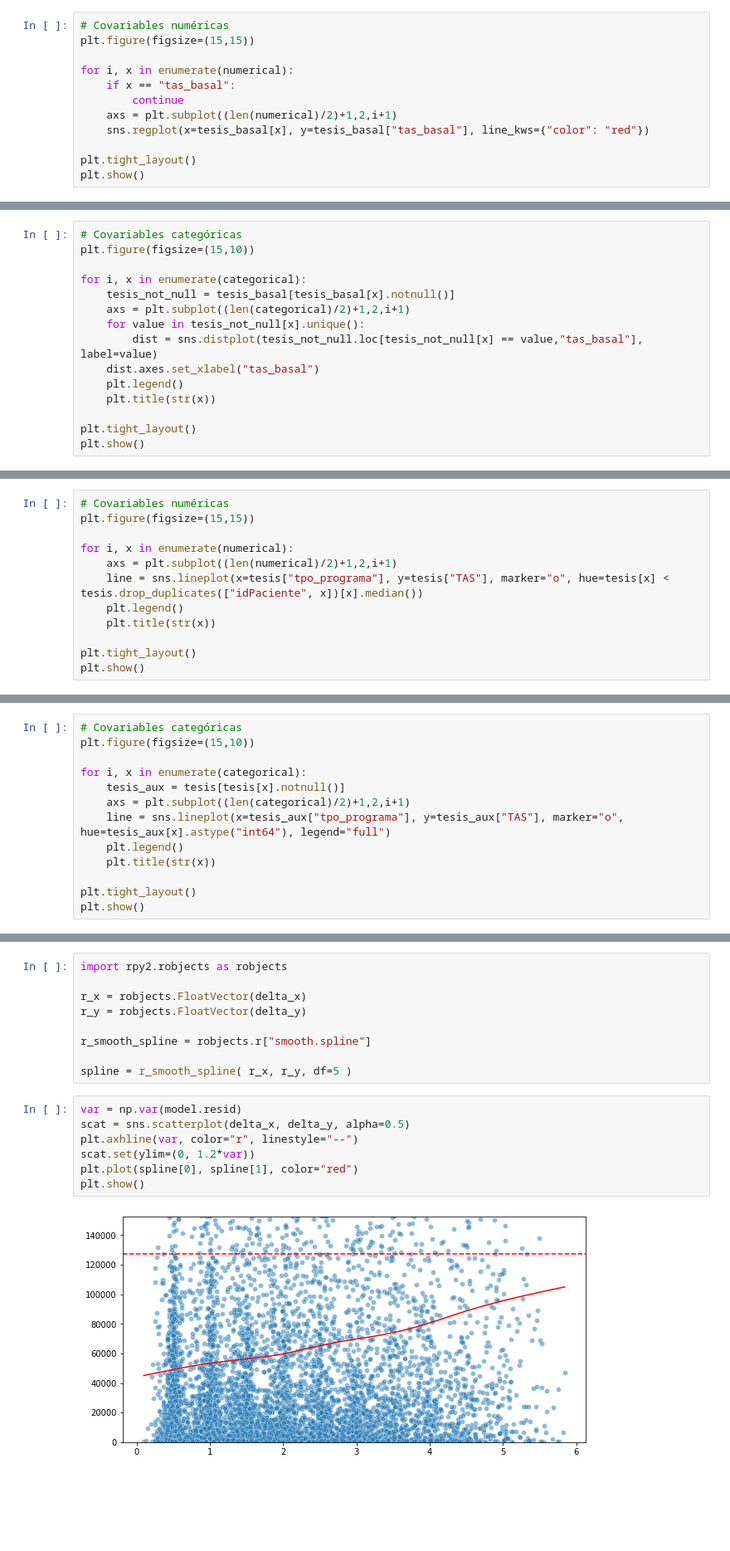
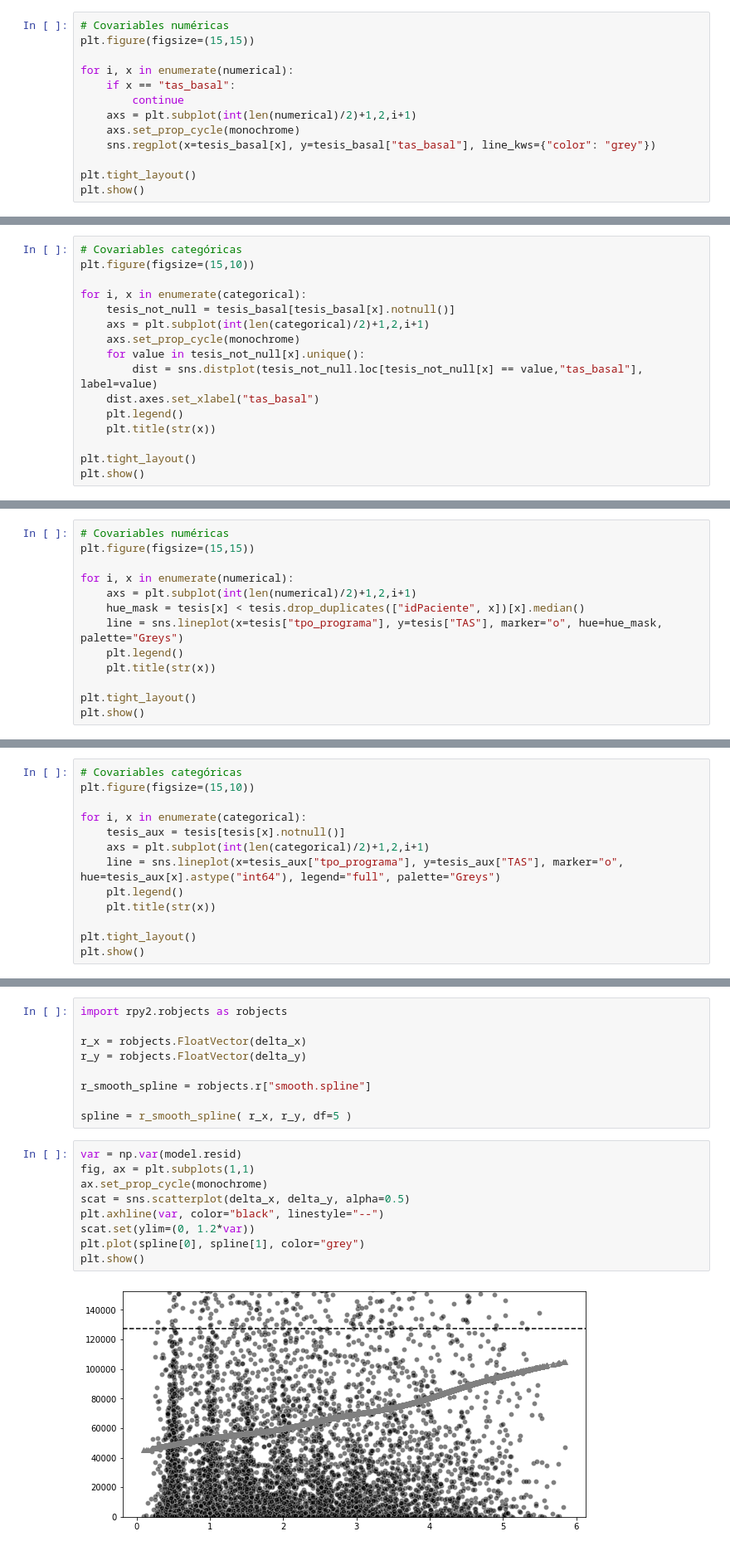
Before and after one commit to ecometto94/Tesis, a Jupyter notebook: Sintaxis/Análisis Descriptivo Paper Style.ipynb, the cells around one changed output, grey strips where cells are left out. Shown at 83% size. Cells and saved outputs as stored; diff of their text form; blank space fills up the shorter version.

```diff
--- a/Sintaxis/Análisis Descriptivo Paper Style.ipynb
+++ b/Sintaxis/Análisis Descriptivo Paper Style.ipynb
@@ -169,8 +137,9 @@ plt.figure(figsize=(15,15))
 for i, x in enumerate(numerical):
     if x == "tas_basal":
         continue
-    axs = plt.subplot((len(numerical)/2)+1,2,i+1)
-    sns.regplot(x=tesis_basal[x], y=tesis_basal["tas_basal"], line_kws={"color": "red"})
+    axs = plt.subplot(int(len(numerical)/2)+1,2,i+1)
+    axs.set_prop_cycle(monochrome)
+    sns.regplot(x=tesis_basal[x], y=tesis_basal["tas_basal"], line_kws={"color": "grey"})
 
 plt.tight_layout()
 plt.show()
@@ -182,7 +151,8 @@ plt.figure(figsize=(15,10))
 
 for i, x in enumerate(categorical):
     tesis_not_null = tesis_basal[tesis_basal[x].notnull()]
-    axs = plt.subplot((len(categorical)/2)+1,2,i+1)
+    axs = plt.subplot(int(len(categorical)/2)+1,2,i+1)
+    axs.set_prop_cycle(monochrome)
     for value in tesis_not_null[x].unique():
         dist = sns.distplot(tesis_not_null.loc[tesis_not_null[x] == value,"tas_basal"], label=value)
     dist.axes.set_xlabel("tas_basal")
@@ -200,8 +170,9 @@ plt.show()
 plt.figure(figsize=(15,15))
 
 for i, x in enumerate(numerical):
-    axs = plt.subplot((len(numerical)/2)+1,2,i+1)
-    line = sns.lineplot(x=tesis["tpo_programa"], y=tesis["TAS"], marker="o", hue=tesis[x] < tesis.drop_duplicates(["idPaciente", x])[x].median())
+    axs = plt.subplot(int(len(numerical)/2)+1,2,i+1)
+    hue_mask = tesis[x] < tesis.drop_duplicates(["idPaciente", x])[x].median()
+    line = sns.lineplot(x=tesis["tpo_programa"], y=tesis["TAS"], marker="o", hue=hue_mask, palette="Greys")
     plt.legend()
     plt.title(str(x))
 
@@ -215,8 +186,8 @@ plt.figure(figsize=(15,10))
 
 for i, x in enumerate(categorical):
     tesis_aux = tesis[tesis[x].notnull()]
-    axs = plt.subplot((len(categorical)/2)+1,2,i+1)
-    line = sns.lineplot(x=tesis_aux["tpo_programa"], y=tesis_aux["TAS"], marker="o", hue=tesis_aux[x].astype("int64"), legend="full")
+    axs = plt.subplot(int(len(categorical)/2)+1,2,i+1)
+    line = sns.lineplot(x=tesis_aux["tpo_programa"], y=tesis_aux["TAS"], marker="o", hue=tesis_aux[x].astype("int64"), legend="full", palette="Greys")
     plt.legend()
     plt.title(str(x))
 
@@ -435,10 +412,12 @@ r_smooth_spline = robjects.r["smooth.spline"]
 spline = r_smooth_spline( r_x, r_y, df=5 )
 # %%
 var = np.var(model.resid)
+fig, ax = plt.subplots(1,1)
+ax.set_prop_cycle(monochrome)
 scat = sns.scatterplot(delta_x, delta_y, alpha=0.5)
-plt.axhline(var, color="r", linestyle="--")
+plt.axhline(var, color="black", linestyle="--")
 scat.set(ylim=(0, 1.2*var))
-plt.plot(spline[0], spline[1], color="red")
+plt.plot(spline[0], spline[1], color="grey")
 plt.show()
 # %% [output]
-[figure, old version]
+[figure, new version]
```
Also changed, not shown: parts of 20 cells of this notebook.
